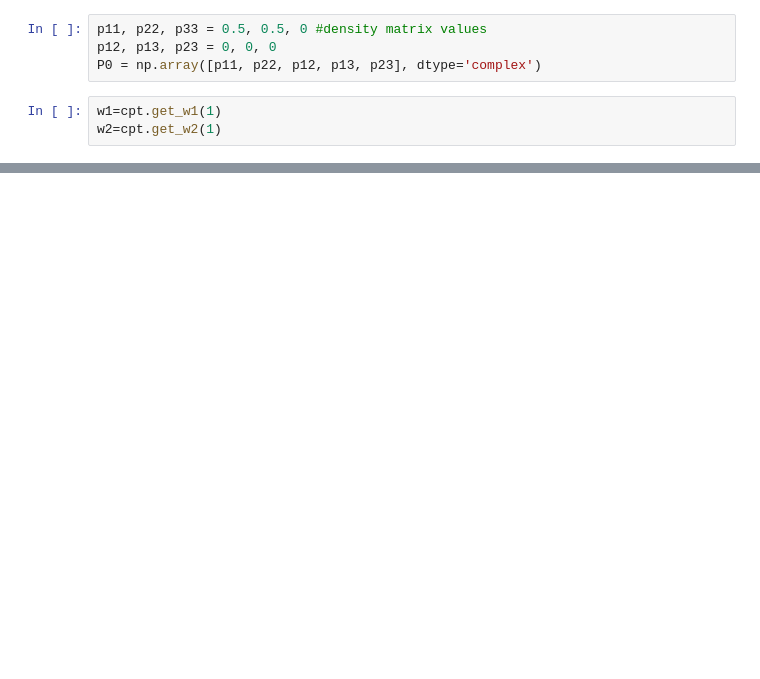
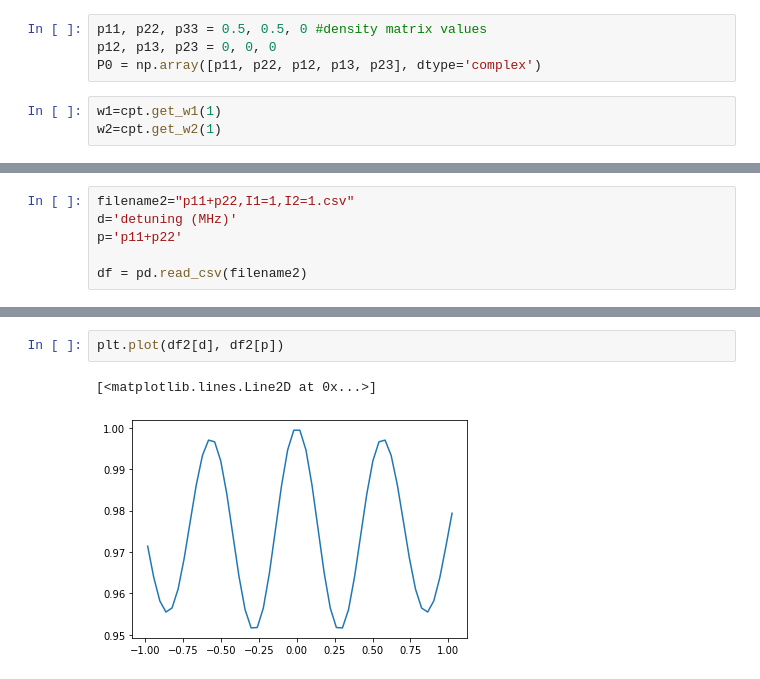
Before and after one commit to dahlia-ghoshal/cpt, a Jupyter notebook: intensity.ipynb, the cells around one changed output, grey strips where cells are left out. Saved outputs shown, nothing was run; the diff lists cells and outputs as text; blank space fills up the shorter version.

```diff
--- a/intensity.ipynb
+++ b/intensity.ipynb
@@ -23,0 +31,6 @@ with open("data1.csv", "a") as datafile:
+# %%
+filename2="p11+p22,I1=1,I2=1.csv"
+d='detuning (MHz)'
+p='p11+p22'
+
+df = pd.read_csv(filename2)
@@ -23,0 +92,5 @@ with open("data1.csv", "a") as datafile:
+# %%
+plt.plot(df2[d], df2[p])
+# %% [output]
+[<matplotlib.lines.Line2D at 0x...>]
+[figure, added]
```
Also changed, not shown: parts of 7 cells of this notebook, 1 other file.
